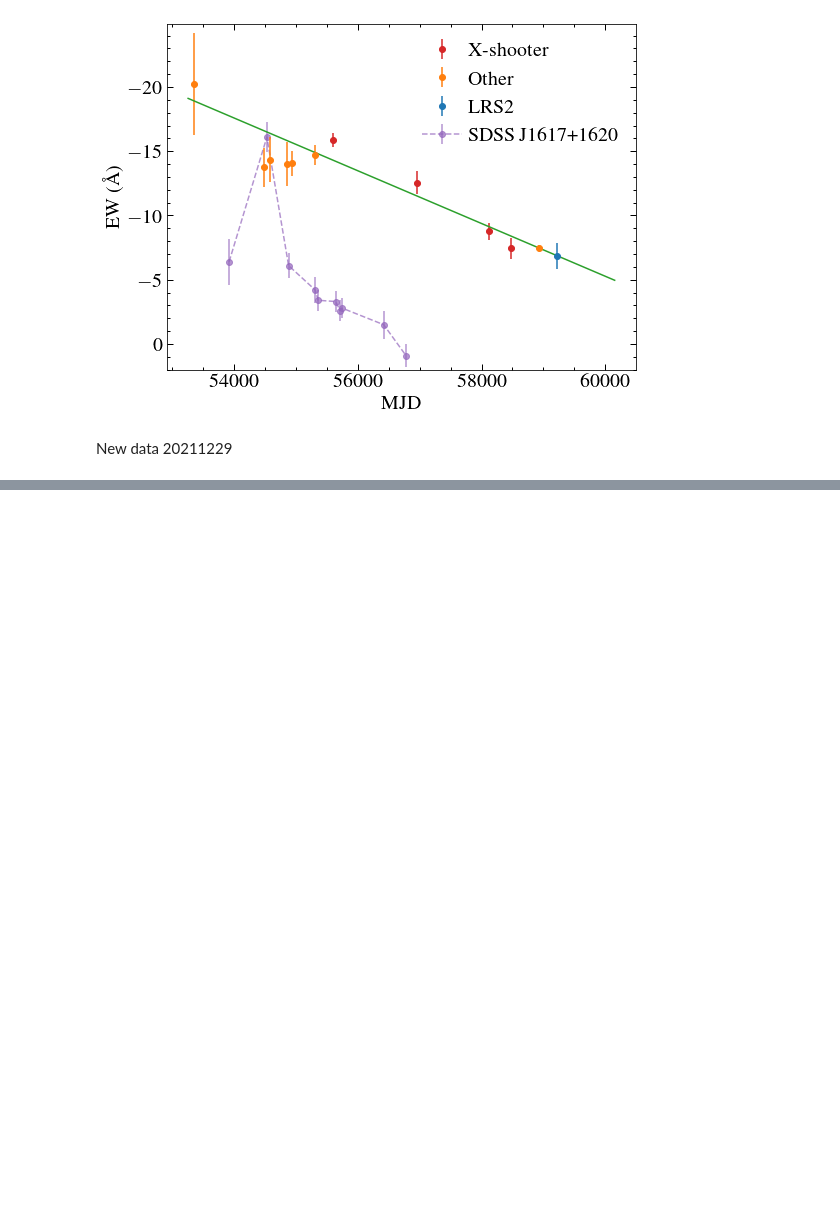
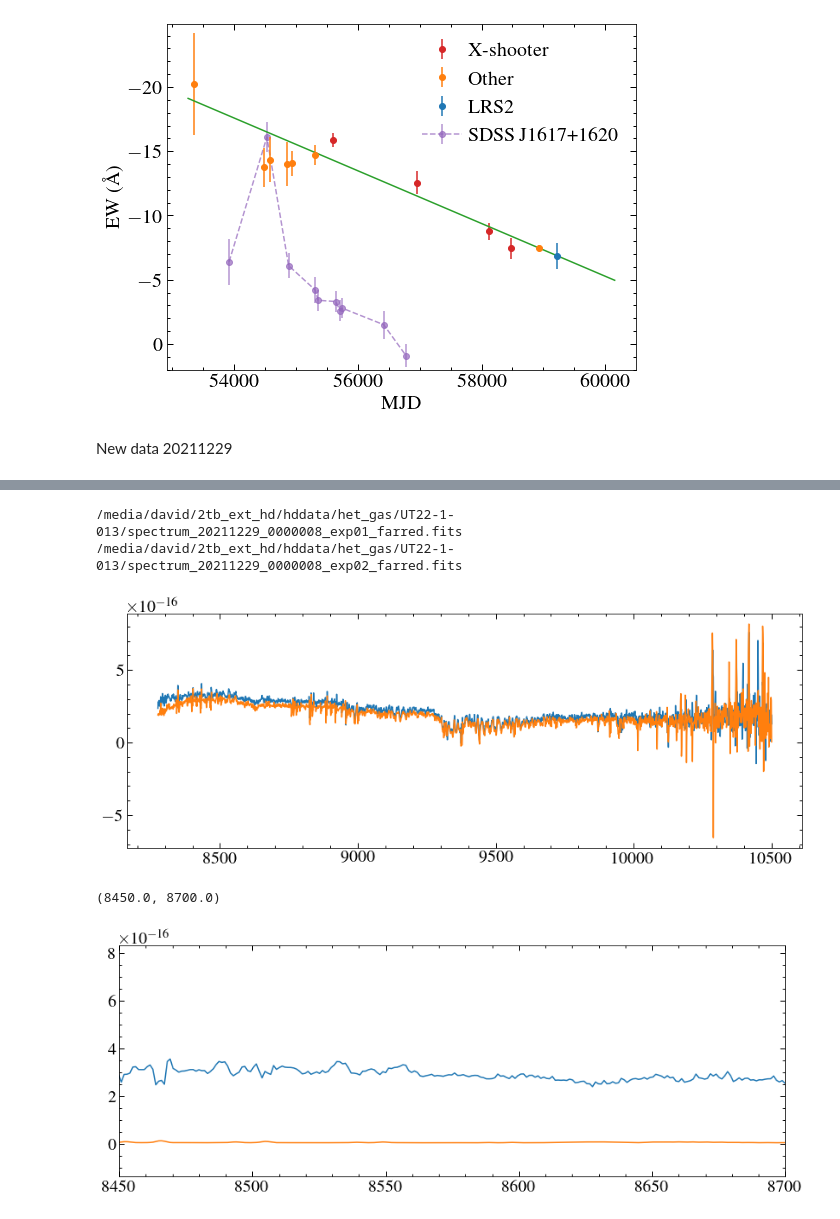
Before and after one commit to davidjwilson/gas_discs, a Jupyter notebook: xshooterql.ipynb, the cells around one changed output, grey strips where cells are left out. Drawn from its saved outputs; the diff is of its cells as text; code cells hidden in the pictures; blank space fills up the shorter version.

```diff
--- a/xshooterql.ipynb
+++ b/xshooterql.ipynb
@@ -699 +712,46 @@ for spec in hetspecs2:
+# %%
+def spectra_adder(f_array, e_array, rcs = True):
+    """
+    Returns a variance-weighted coadd with standard error of the weighted mean (variance weights, scale corrected).
+    f_array and e_arrays are collections of flux and error arrays, which should have the same lenth and wavelength scale
+    """
+    weights = 1 / (e_array**2)
+    flux = np.average(f_array, axis =0, weights = weights)
+    var = 1 / np.sum(weights, axis=0)
+    if rcs:
+        rcs = np.sum((((flux - f_array)**2) * weights), axis=0) / (len(f_array)-1) #reduced chi-squared
+        error = (var * rcs)**0.5
+    else:
+        error = var**0.5
+    return flux, error
+# %%
+hetpath2 = '/media/david/2tb_ext_hd/hddata/het_gas/UT22-1-013/'
+hetspecs2 = glob.glob('{}spectrum*20211229*farred.fits'.format(hetpath2)) #just the red arm
+# hetspecs
+fs = []
+es = []
+for spec in hetspecs2:
+    print(spec)
+    data = fits.getdata(spec)
+    # star = fits.getheader(spec)['OBJECT']
+    # print(star)
+    w, f, e = data[0], data[1], data[3]
+    # print(w[0], w[-1], len(w))
+    plt.plot(w,f)
+    fs.append(f)
+    es.append(e)
+plt.show()
+
+w_dec = w
+f_dec, e_dec = spectra_adder(np.array(fs), np.array(es), rcs=False)
+plt.plot(w_dec, f_dec)
+plt.plot(w_dec, e_dec)
+
+plt.xlim(8450, 8700)
+# %% [output]
+/media/david/2tb_ext_hd/hddata/het_gas/UT22-1-013/spectrum_20211229_0000008_exp01_farred.fits
+/media/david/2tb_ext_hd/hddata/het_gas/UT22-1-013/spectrum_20211229_0000008_exp02_farred.fits
+[figure, added]
+(8450.0, 8700.0)
+[figure, added]
 # %%
```
Also changed, not shown: parts of 7 cells of this notebook, 6 other files.
